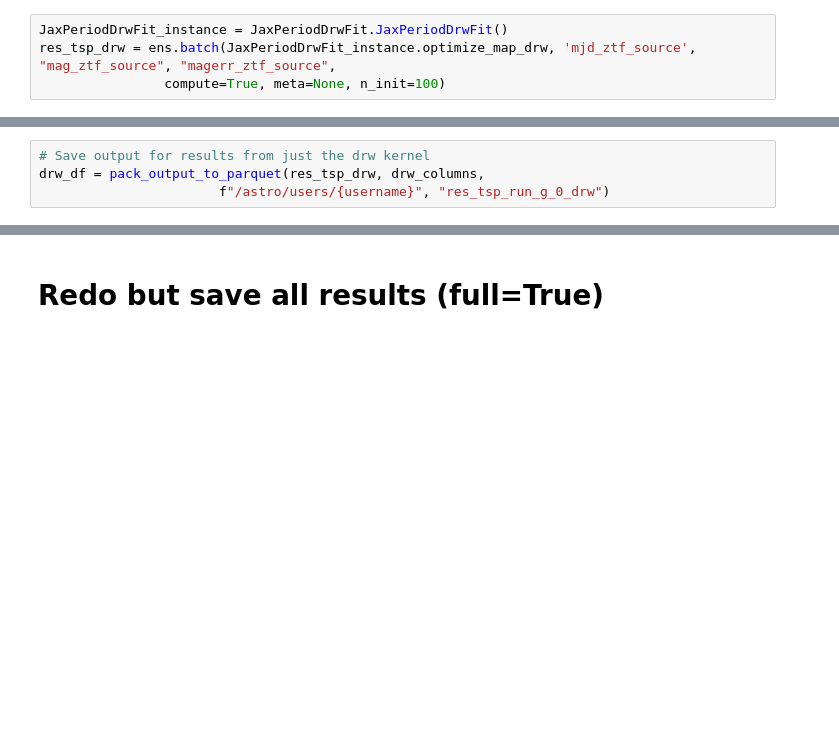
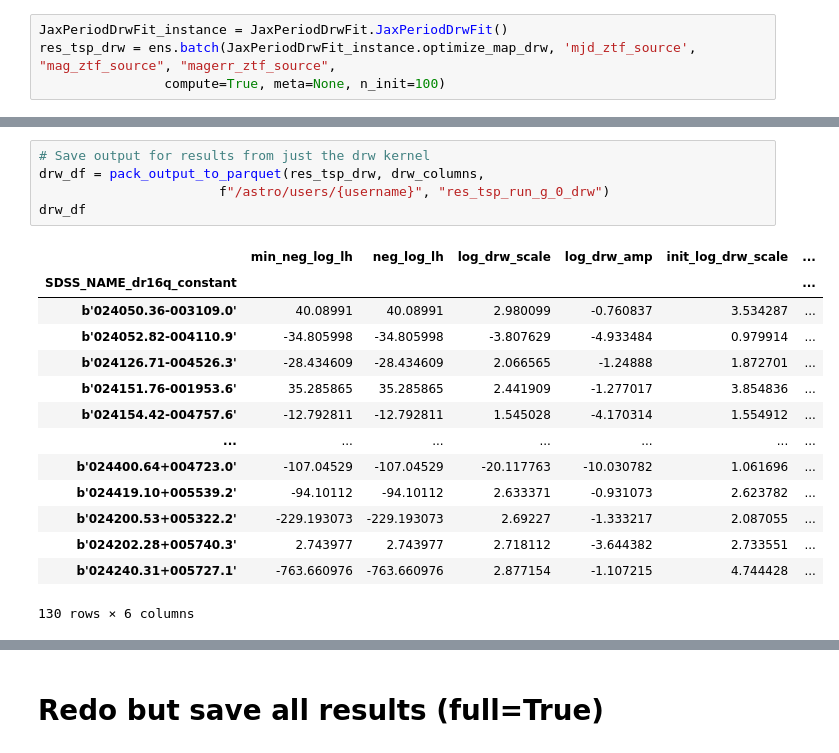
Before and after one commit to lincc-frameworks/notebooks_lf, a Jupyter notebook: PeriodDrw/Fit.ipynb, the cells around one changed output, grey strips where cells are left out. Drawn from its saved outputs; the diff is of its cells as text; blank space fills up the shorter version.

```diff
--- a/PeriodDrw/Fit.ipynb
+++ b/PeriodDrw/Fit.ipynb
@@ -223,7 +150,23 @@ combined_columns = ['min_neg_log_lh', 'neg_log_lh'] + param_cols + init_param_co
 # %%
 # Save output for results from just the drw kernel
 drw_df = pack_output_to_parquet(res_tsp_drw, drw_columns,
                        f"/astro/users/{username}", "res_tsp_run_g_0_drw")
+drw_df
+# %% [output]
+|  | min_neg_log_lh | neg_log_lh | log_drw_scale | log_drw_amp | init_log_drw_scale | ... |
+| SDSS_NAME_dr16q_constant |  |  |  |  |  | ... |
+| b'024050.36-003109.0' | 40.08991 | 40.08991 | 2.980099 | -0.760837 | 3.534287 | ... |
+| b'024052.82-004110.9' | -34.805998 | -34.805998 | -3.807629 | -4.933484 | 0.979914 | ... |
+| b'024126.71-004526.3' | -28.434609 | -28.434609 | 2.066565 | -1.24888 | 1.872701 | ... |
+| b'024151.76-001953.6' | 35.285865 | 35.285865 | 2.441909 | -1.277017 | 3.854836 | ... |
+| b'024154.42-004757.6' | -12.792811 | -12.792811 | 1.545028 | -4.170314 | 1.554912 | ... |
+| ... | ... | ... | ... | ... | ... | ... |
+| b'024400.64+004723.0' | -107.04529 | -107.04529 | -20.117763 | -10.030782 | 1.061696 | ... |
+| b'024419.10+005539.2' | -94.10112 | -94.10112 | 2.633371 | -0.931073 | 2.623782 | ... |
+| b'024200.53+005322.2' | -229.193073 | -229.193073 | 2.69227 | -1.333217 | 2.087055 | ... |
+| b'024202.28+005740.3' | 2.743977 | 2.743977 | 2.718112 | -3.644382 | 2.733551 | ... |
+| b'024240.31+005727.1' | -763.660976 | -763.660976 | 2.877154 | -1.107215 | 4.744428 | ... |
+130 rows × 6 columns
 # %%
 # Save output for results from the combined drw and periodic kernel
 combined_df = pack_output_to_parquet(res_tsp, combined_columns,
```
Also changed, not shown: parts of 6 cells of this notebook, 3 other files.
